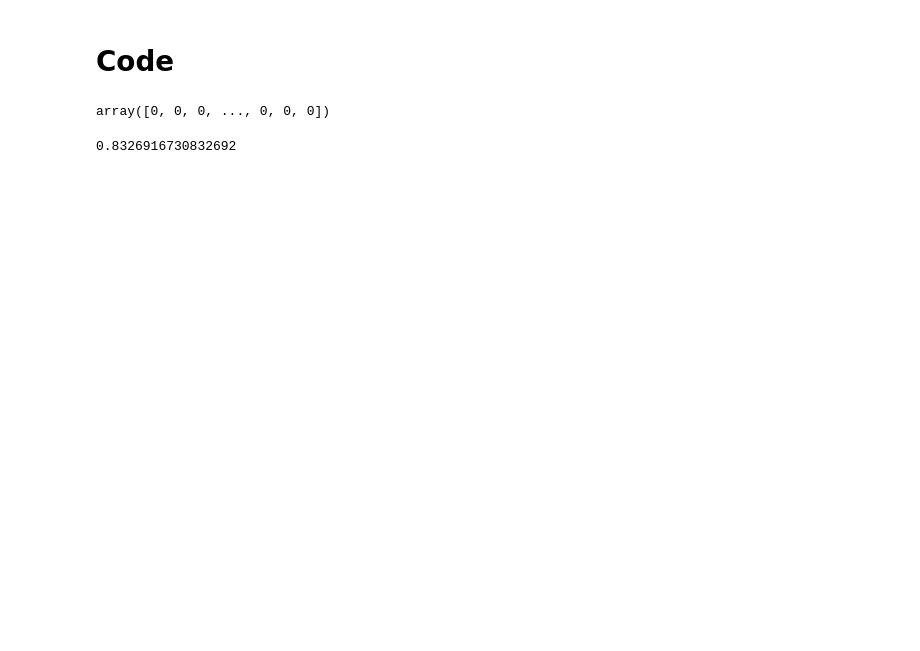
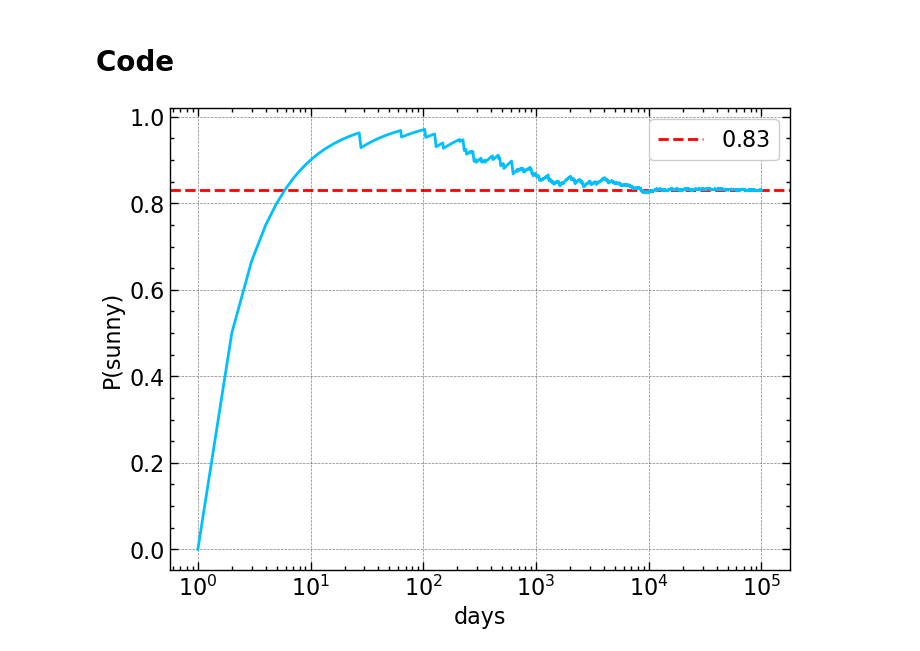
Before and after one commit to M-Bianchi/astrostatistics_bicocca_2024, a Jupyter notebook: working/W08_MC_sunny&cloudy.ipynb, the cells around one changed output. Cells and saved outputs as stored; diff of their text form; code cells hidden in the pictures; blank space fills up the shorter version.

```diff
--- a/working/W08_MC_sunny&cloudy.ipynb
+++ b/working/W08_MC_sunny&cloudy.ipynb
@@ -75,8 +73,9 @@ Here is an illustration of this process from an article in [towarddatascience.co
 # %%
 weather_current = 0 # 0=cloudy, 1=sunny
 posterior = [weather_current]
+N = int(1e5)
 
-for i in range(100000):
+for i in range(1, N):
     weather_proposal = np.random.choice([0, 1])
 
     if weather_current==0:
@@ -92,10 +91,15 @@ for i in range(100000):
     posterior.append(weather_current)
 
 posterior = np.array(posterior)
-posterior
-# %% [output]
-array([0, 0, 0, ..., 0, 0, 0])
-# %%
-np.sum(posterior)/len(posterior)
-# %% [output]
-0.8326916730832692
+# %%
+days = np.arange(0, len(posterior)) + 1
+prob_sunny = np.cumsum(posterior)/days
+
+plt.plot(days, prob_sunny, color='deepskyblue')
+plt.axhline(0.83, ls='--', color='red', label='$0.83$', zorder=0)
+plt.xscale('log')
+plt.xlabel('days')
+plt.ylabel('P(sunny)')
+plt.legend();
+# %% [output]
+[figure, added]
```
Also changed, not shown: parts of 5 cells of this notebook.
